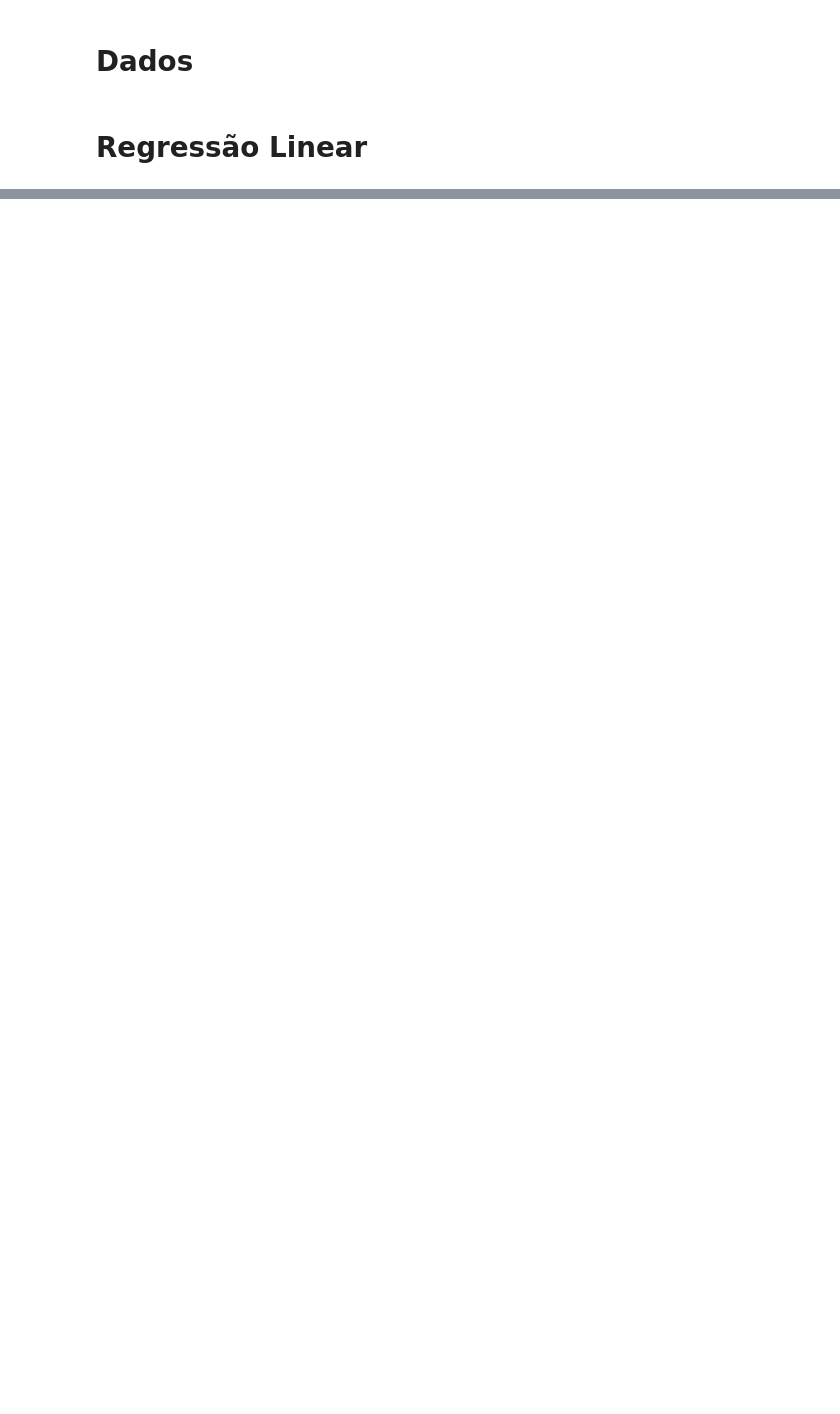
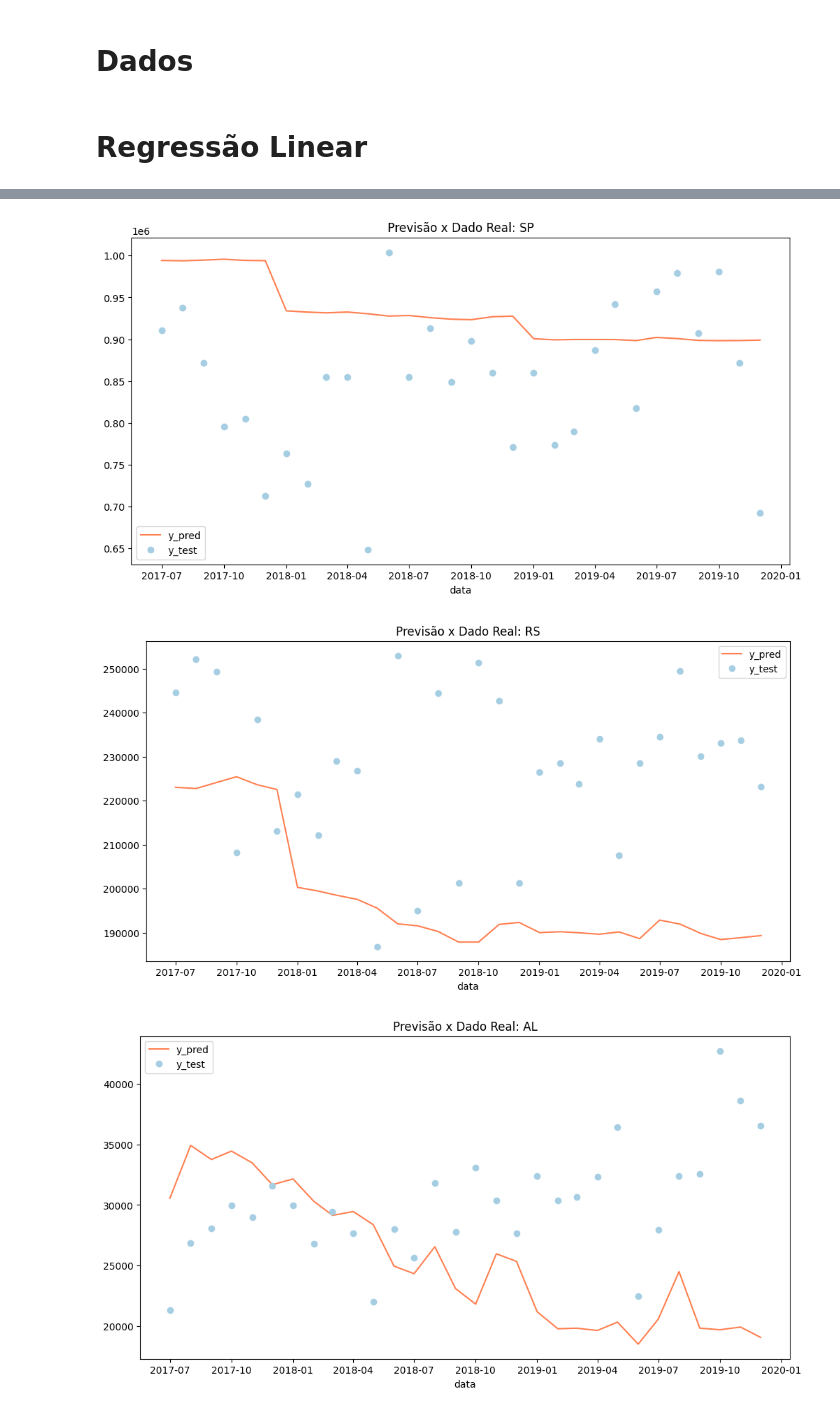
Before and after one commit to LeiteJu/TCC, a Jupyter notebook: notebooks/modelinhos.ipynb, the cells around one changed output, grey strips where cells are left out. Cells and saved outputs as stored; diff of their text form; code cells hidden in the pictures; blank space fills up the shorter version.

```diff
--- a/notebooks/modelinhos.ipynb
+++ b/notebooks/modelinhos.ipynb
@@ -107,0 +245,7 @@ df = pd.read_csv
+# %%
+pred = get_pred(y_test, y_pred)
+show_pred(pred, STATES)
+# %% [output]
+[figure, added]
+[figure, added]
+[figure, added]
```
Also changed, not shown: parts of 60 cells of this notebook, 2 other files.
